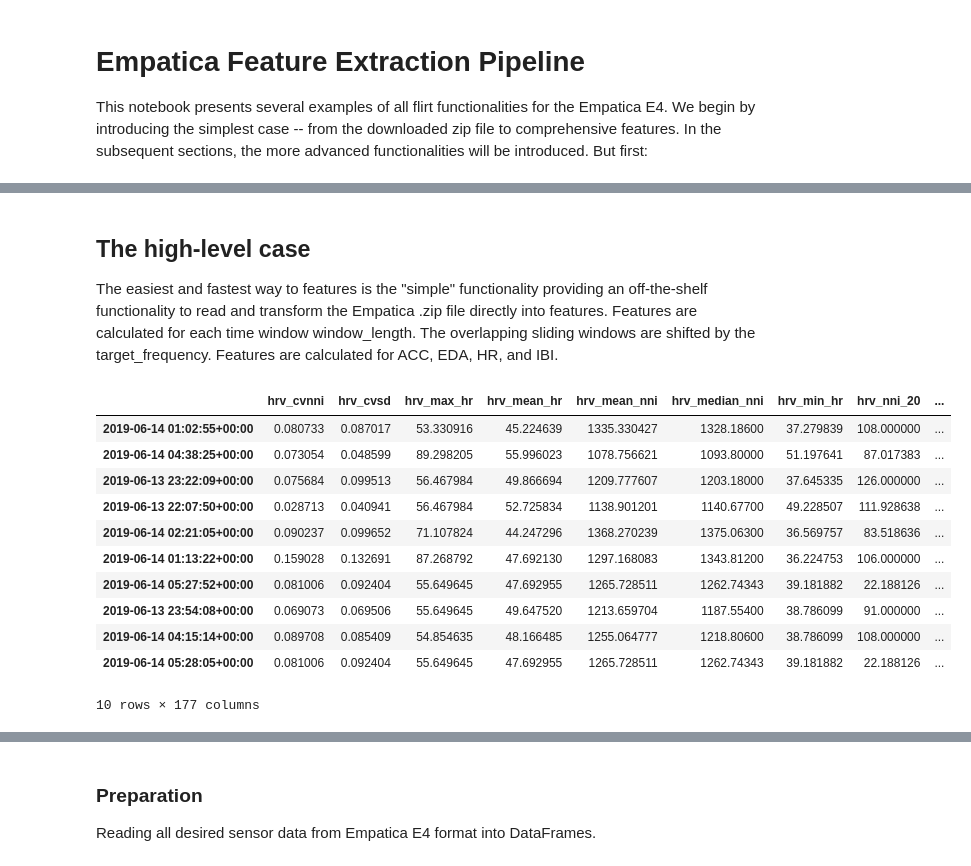
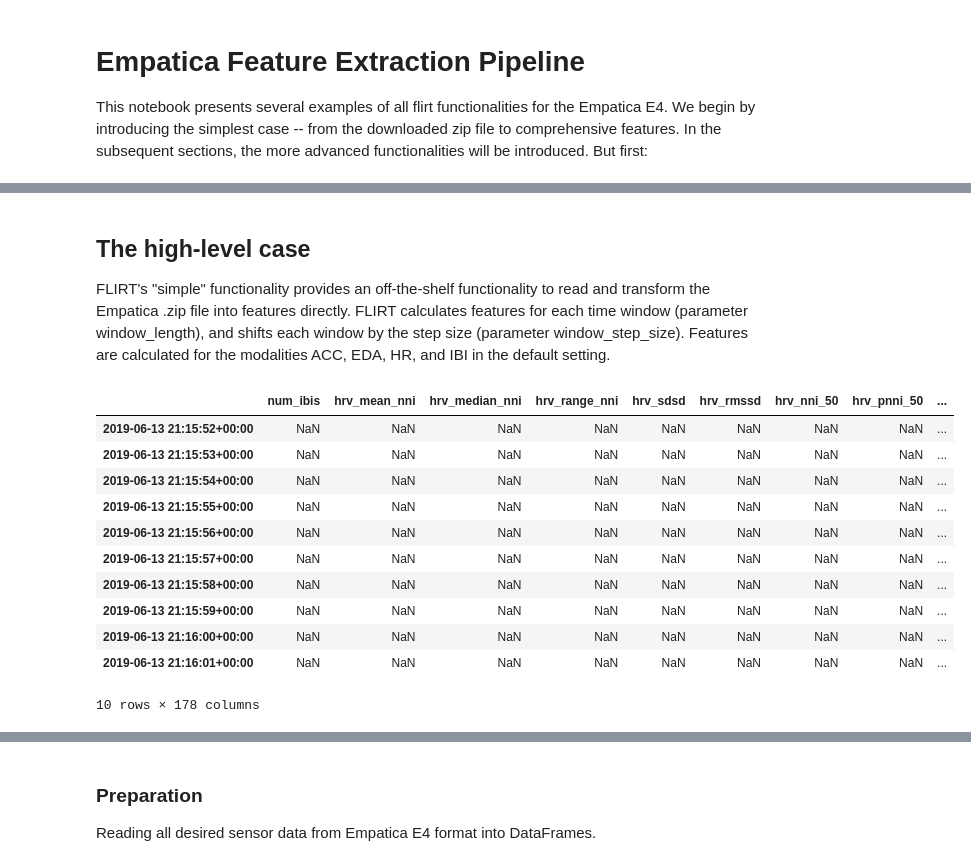
Before and after one commit to im-ethz/flirt, a Jupyter notebook: notebooks/empatica-processing.ipynb, the cells around one changed output, grey strips where cells are left out. Drawn from its saved outputs; the diff is of its cells as text; code cells hidden in the pictures.

```diff
--- a/notebooks/empatica-processing.ipynb
+++ b/notebooks/empatica-processing.ipynb
@@ -12,25 +12,28 @@ flirt.with_.me()
 # %% [markdown]
 ## The high-level case
-The easiest and fastest way to features is the "simple" functionality providing an off-the-shelf functionality to read
-and transform the Empatica .zip file directly into features. Features are calculated for each time window window_length.
-The overlapping sliding windows are shifted by the target_frequency. Features are calculated for ACC, EDA, HR, and IBI.
+FLIRT's "simple" functionality provides an off-the-shelf functionality to read and transform the Empatica .zip file into features directly. FLIRT calculates features for each time window (parameter window_length), and shifts each window by the step size (parameter window_step_size). Features are calculated for the modalities ACC, EDA, HR, and IBI in the default setting.
 # %%
 import flirt.with_
 
 zip_file_path = "../test/wearable-data/empatica/1560460372.zip"
 
-data = flirt.with_.empatica(zip_file_path)
-data.sample(10)
+data = flirt.with_.empatica(zip_file_path,
+                            window_length = 180,
+                            window_step_size = 1,
+                            hrv_features = True,
+                            eda_features = True,
+                            acc_features = True)
+data.head(10)
 # %% [output]
-|  | hrv_cvnni | hrv_cvsd | hrv_max_hr | hrv_mean_hr | hrv_mean_nni | hrv_median_nni | hrv_min_hr | hrv_nni_20 | ... |
-| 2019-06-14 01:02:55+00:00 | 0.080733 | 0.087017 | 53.330916 | 45.224639 | 1335.330427 | 1328.18600 | 37.279839 | 108.000000 | ... |
-| 2019-06-14 04:38:25+00:00 | 0.073054 | 0.048599 | 89.298205 | 55.996023 | 1078.756621 | 1093.80000 | 51.197641 | 87.017383 | ... |
-| 2019-06-13 23:22:09+00:00 | 0.075684 | 0.099513 | 56.467984 | 49.866694 | 1209.777607 | 1203.18000 | 37.645335 | 126.000000 | ... |
-| 2019-06-13 22:07:50+00:00 | 0.028713 | 0.040941 | 56.467984 | 52.725834 | 1138.901201 | 1140.67700 | 49.228507 | 111.928638 | ... |
-| 2019-06-14 02:21:05+00:00 | 0.090237 | 0.099652 | 71.107824 | 44.247296 | 1368.270239 | 1375.06300 | 36.569757 | 83.518636 | ... |
-| 2019-06-14 01:13:22+00:00 | 0.159028 | 0.132691 | 87.268792 | 47.692130 | 1297.168083 | 1343.81200 | 36.224753 | 106.000000 | ... |
-| 2019-06-14 05:27:52+00:00 | 0.081006 | 0.092404 | 55.649645 | 47.692955 | 1265.728511 | 1262.74343 | 39.181882 | 22.188126 | ... |
-| 2019-06-13 23:54:08+00:00 | 0.069073 | 0.069506 | 55.649645 | 49.647520 | 1213.659704 | 1187.55400 | 38.786099 | 91.000000 | ... |
-| 2019-06-14 04:15:14+00:00 | 0.089708 | 0.085409 | 54.854635 | 48.166485 | 1255.064777 | 1218.80600 | 38.786099 | 108.000000 | ... |
-| 2019-06-14 05:28:05+00:00 | 0.081006 | 0.092404 | 55.649645 | 47.692955 | 1265.728511 | 1262.74343 | 39.181882 | 22.188126 | ... |
+|  | num_ibis | hrv_mean_nni | hrv_median_nni | hrv_range_nni | hrv_sdsd | hrv_rmssd | hrv_nni_50 | hrv_pnni_50 | ... |
+| 2019-06-13 21:15:52+00:00 | NaN | NaN | NaN | NaN | NaN | NaN | NaN | NaN | ... |
+| 2019-06-13 21:15:53+00:00 | NaN | NaN | NaN | NaN | NaN | NaN | NaN | NaN | ... |
+| 2019-06-13 21:15:54+00:00 | NaN | NaN | NaN | NaN | NaN | NaN | NaN | NaN | ... |
+| 2019-06-13 21:15:55+00:00 | NaN | NaN | NaN | NaN | NaN | NaN | NaN | NaN | ... |
+| 2019-06-13 21:15:56+00:00 | NaN | NaN | NaN | NaN | NaN | NaN | NaN | NaN | ... |
+| 2019-06-13 21:15:57+00:00 | NaN | NaN | NaN | NaN | NaN | NaN | NaN | NaN | ... |
+| 2019-06-13 21:15:58+00:00 | NaN | NaN | NaN | NaN | NaN | NaN | NaN | NaN | ... |
+| 2019-06-13 21:15:59+00:00 | NaN | NaN | NaN | NaN | NaN | NaN | NaN | NaN | ... |
+| 2019-06-13 21:16:00+00:00 | NaN | NaN | NaN | NaN | NaN | NaN | NaN | NaN | ... |
+| 2019-06-13 21:16:01+00:00 | NaN | NaN | NaN | NaN | NaN | NaN | NaN | NaN | ... |
-10 rows × 177 columns
+10 rows × 178 columns
```
Also changed, not shown: parts of 9 cells of this notebook.
